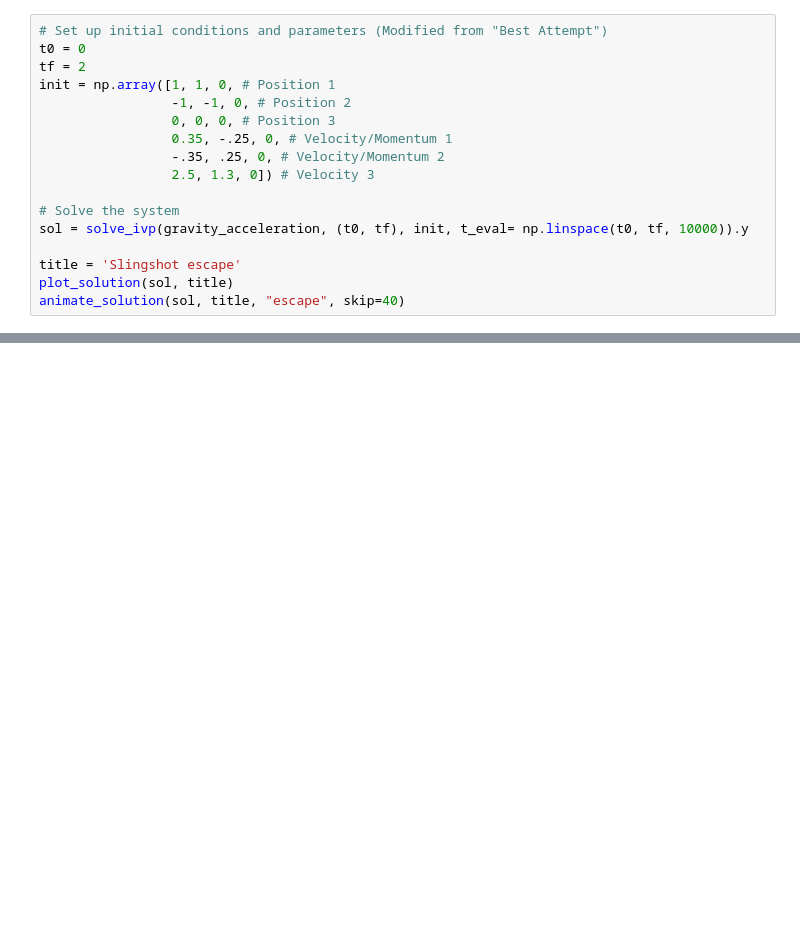
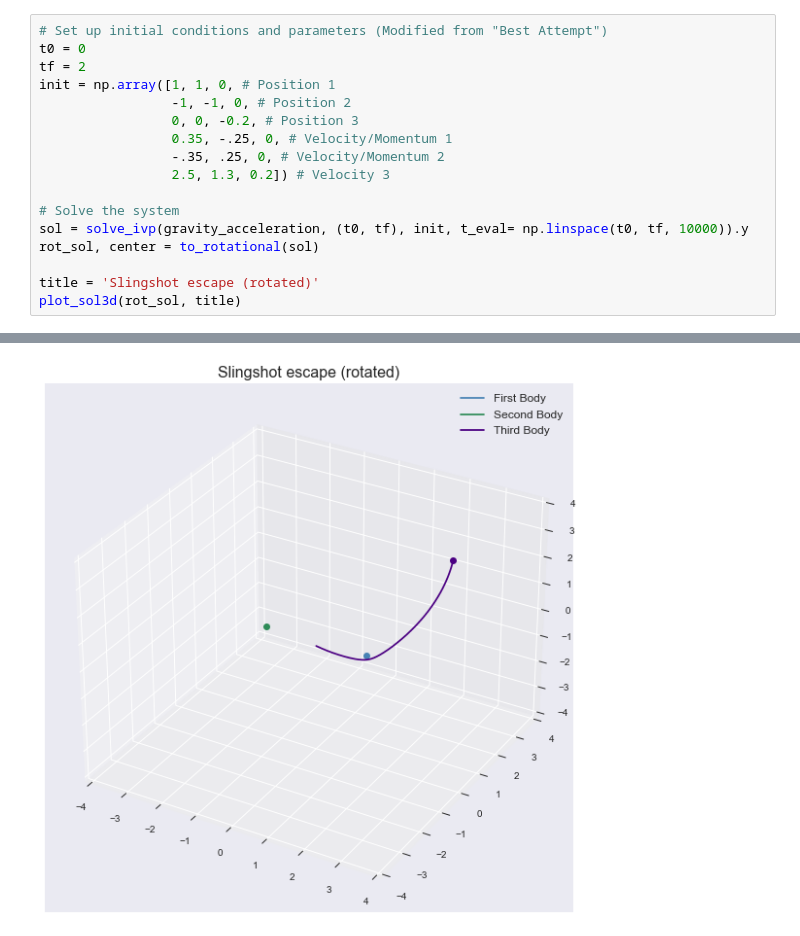
Before and after one commit to samcochran/optimal-spacecraft-control, a Jupyter notebook: Code/Caleb.ipynb, the cells around one changed output, grey strips where cells are left out. Cells and saved outputs as stored; diff of their text form; blank space fills up the shorter version.

```diff
--- a/Code/Caleb.ipynb
+++ b/Code/Caleb.ipynb
@@ -32,15 +76,15 @@ t0 = 0
 tf = 2
 init = np.array([1, 1, 0, # Position 1
                  -1, -1, 0, # Position 2
-                 0, 0, 0, # Position 3
+                 0, 0, -0.2, # Position 3
                  0.35, -.25, 0, # Velocity/Momentum 1
                  -.35, .25, 0, # Velocity/Momentum 2
-                 2.5, 1.3, 0]) # Velocity 3
+                 2.5, 1.3, 0.2]) # Velocity 3
 
 # Solve the system
 sol = solve_ivp(gravity_acceleration, (t0, tf), init, t_eval= np.linspace(t0, tf, 10000)).y
+rot_sol, center = to_rotational(sol)
 
-title = 'Slingshot escape'
-plot_solution(sol, title)
-animate_solution(sol, title, "escape", skip=40)
+title = 'Slingshot escape (rotated)'
+plot_sol3d(rot_sol, title)
 # %% [output]
@@ -50,0 +91 @@ animate_solution(sol, title, "escape", skip=40)
+[figure, added]
```
Also changed, not shown: parts of 10 cells of this notebook.
